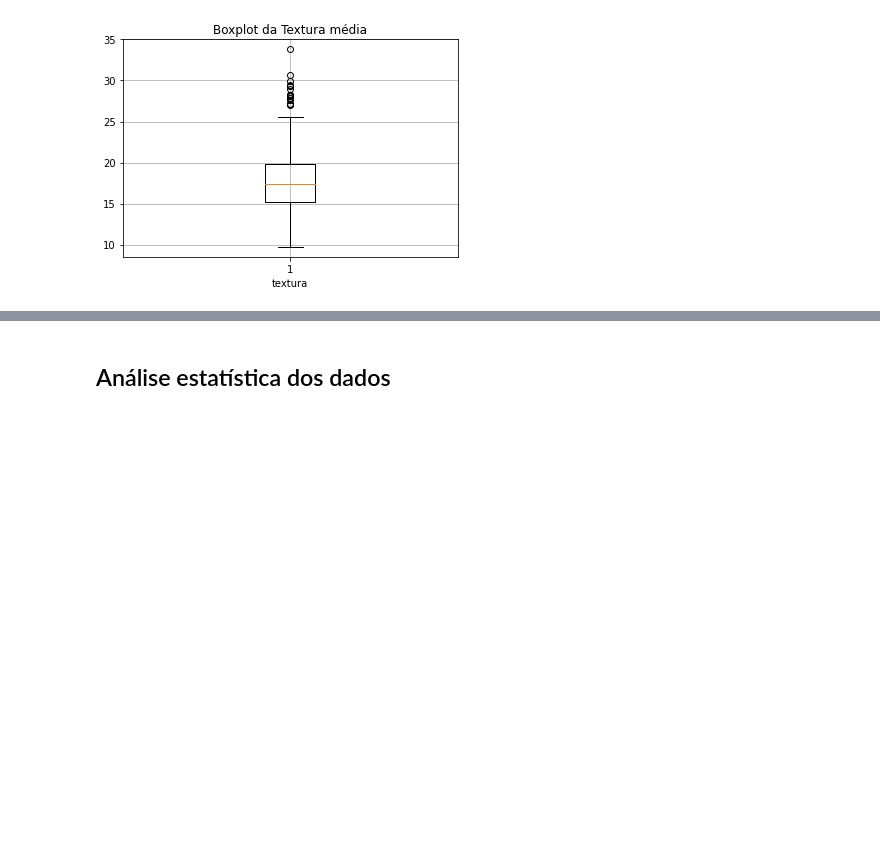
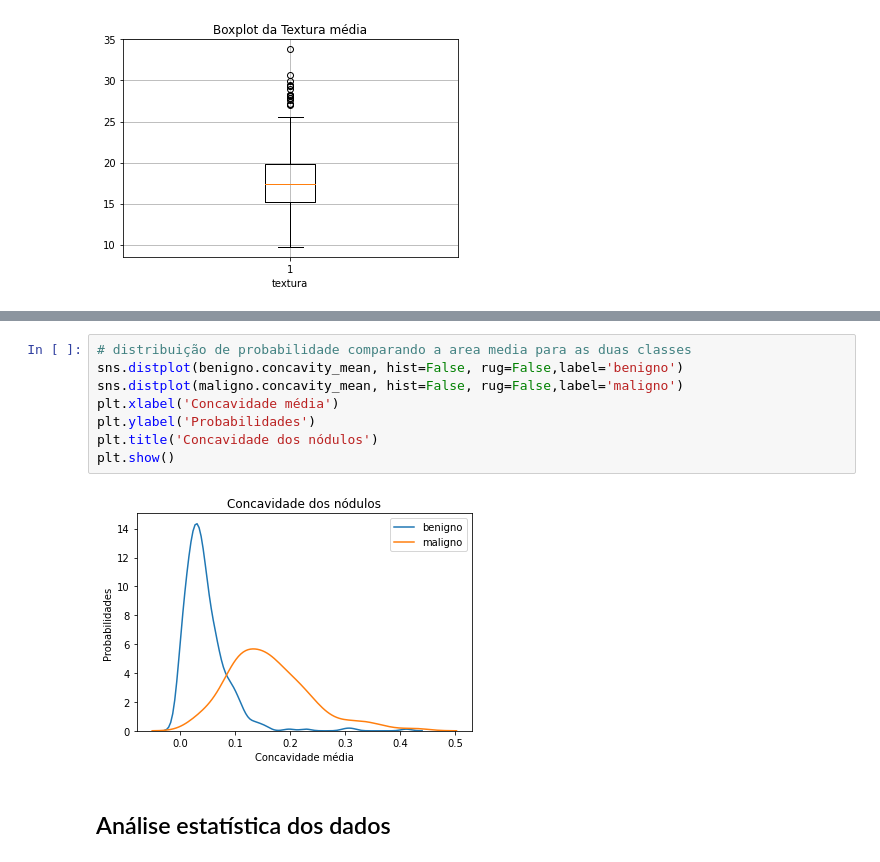
Before and after one commit to Jose-Bruno/trabalhomq, a Jupyter notebook: Analisando_Cancer_de_Mama.ipynb, the cells around one changed output, grey strips where cells are left out. Saved outputs shown, nothing was run; the diff lists cells and outputs as text; blank space fills up the shorter version.

```diff
--- a/Analisando_Cancer_de_Mama.ipynb
+++ b/Analisando_Cancer_de_Mama.ipynb
@@ -175,3 +193,13 @@ plt.show()
+# %%
+# distribuição de probabilidade comparando a area media para as duas classes
+sns.distplot(benigno.concavity_mean, hist=False, rug=False,label='benigno')
+sns.distplot(maligno.concavity_mean, hist=False, rug=False,label='maligno')
+plt.xlabel('Concavidade média')
+plt.ylabel('Probabilidades')
+plt.title('Concavidade dos nódulos')
+plt.show()
+# %% [output]
+[figure, added]
 # %% [markdown]
 ##  Análise estatística dos dados
 # %% [markdown]
```
Also changed, not shown: parts of 4 cells of this notebook.
